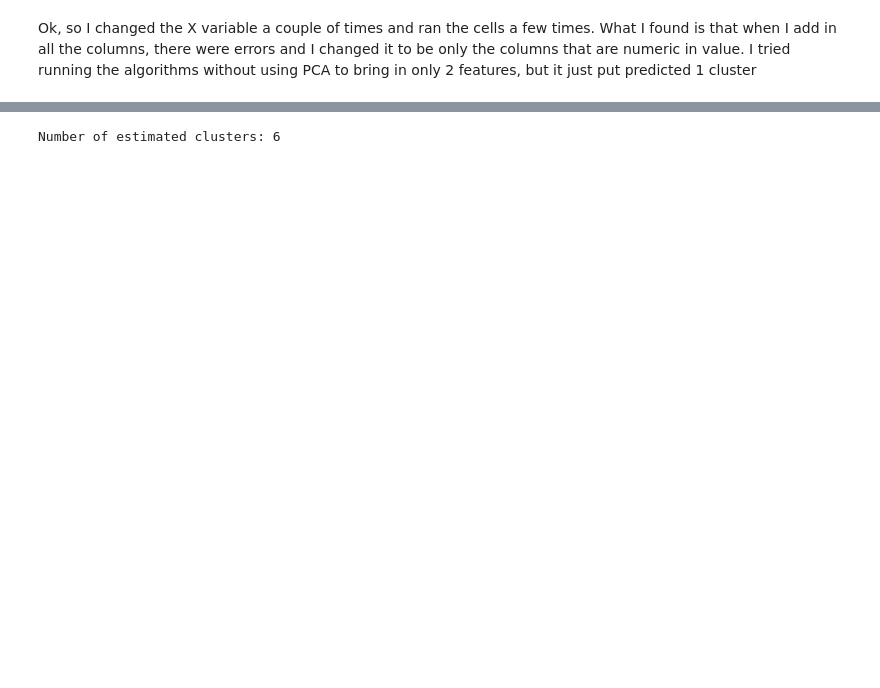
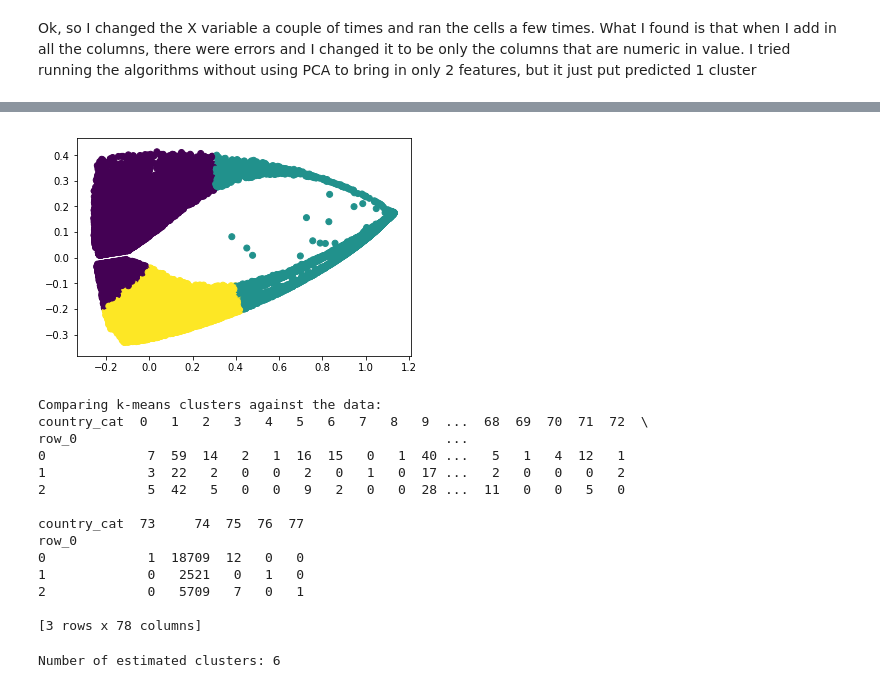
Before and after one commit to Schmidt8181/UnsupervisedLearning, a Jupyter notebook: BostonMarathon.ipynb, the cells around one changed output, grey strips where cells are left out. Saved outputs shown, nothing was run; the diff lists cells and outputs as text; code cells hidden in the pictures; blank space fills up the shorter version.

```diff
--- a/BostonMarathon.ipynb
+++ b/BostonMarathon.ipynb
@@ -258,2 +248,28 @@ row_0
 
 [2 rows x 78 columns]
+# %%
+y_pred = KMeans(n_clusters=3).fit_predict(X_pca)
+
+# Plot the solution.
+plt.scatter(X_pca[:, 0], X_pca[:, 1], c=y_pred)
+plt.show()
+
+# Check the solution against the data.
+print('Comparing k-means clusters against the data:')
+print(pd.crosstab(y_pred, y))
+# %% [output]
+[figure, added]
+Comparing k-means clusters against the data:
+country_cat  0   1   2   3   4   5   6   7   8   9  ...  68  69  70  71  72  \
+row_0                                               ...
+0             7  59  14   2   1  16  15   0   1  40 ...   5   1   4  12   1
+1             3  22   2   0   0   2   0   1   0  17 ...   2   0   0   0   2
+2             5  42   5   0   0   9   2   0   0  28 ...  11   0   0   5   0
+
+country_cat  73     74  75  76  77
+row_0
+0             1  18709  12   0   0
+1             0   2521   0   1   0
+2             0   5709   7   0   1
+
+[3 rows x 78 columns]
```
Also changed, not shown: parts of 16 cells of this notebook.
